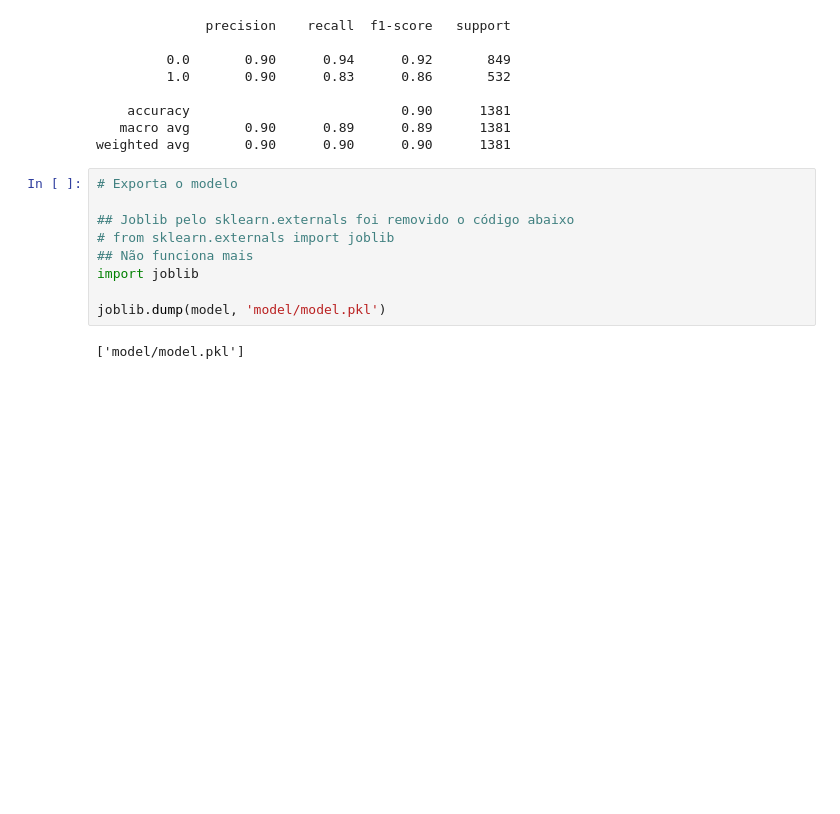
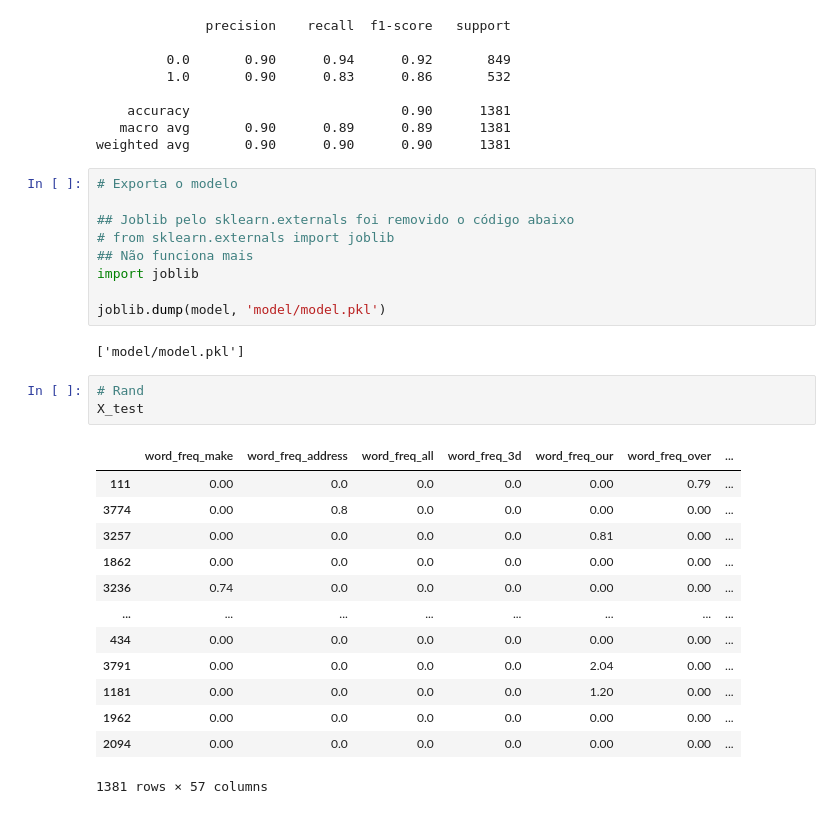
Before and after one commit to V11-0/SpamDetector, a Jupyter notebook: model.ipynb, the cells around one changed output. Cells and saved outputs as stored; diff of their text form; blank space fills up the shorter version.

```diff
--- a/model.ipynb
+++ b/model.ipynb
@@ -148,3 +148,20 @@ import joblib
 joblib.dump(model, 'model/model.pkl')
 # %% [output]
 ['model/model.pkl']
+# %%
+# Rand
+X_test
+# %% [output]
+|  | word_freq_make | word_freq_address | word_freq_all | word_freq_3d | word_freq_our | word_freq_over | ... |
+| 111 | 0.00 | 0.0 | 0.0 | 0.0 | 0.00 | 0.79 | ... |
+| 3774 | 0.00 | 0.8 | 0.0 | 0.0 | 0.00 | 0.00 | ... |
+| 3257 | 0.00 | 0.0 | 0.0 | 0.0 | 0.81 | 0.00 | ... |
+| 1862 | 0.00 | 0.0 | 0.0 | 0.0 | 0.00 | 0.00 | ... |
+| 3236 | 0.74 | 0.0 | 0.0 | 0.0 | 0.00 | 0.00 | ... |
+| ... | ... | ... | ... | ... | ... | ... | ... |
+| 434 | 0.00 | 0.0 | 0.0 | 0.0 | 0.00 | 0.00 | ... |
+| 3791 | 0.00 | 0.0 | 0.0 | 0.0 | 2.04 | 0.00 | ... |
+| 1181 | 0.00 | 0.0 | 0.0 | 0.0 | 1.20 | 0.00 | ... |
+| 1962 | 0.00 | 0.0 | 0.0 | 0.0 | 0.00 | 0.00 | ... |
+| 2094 | 0.00 | 0.0 | 0.0 | 0.0 | 0.00 | 0.00 | ... |
+1381 rows × 57 columns
```
Also changed, not shown: 1 other file.
